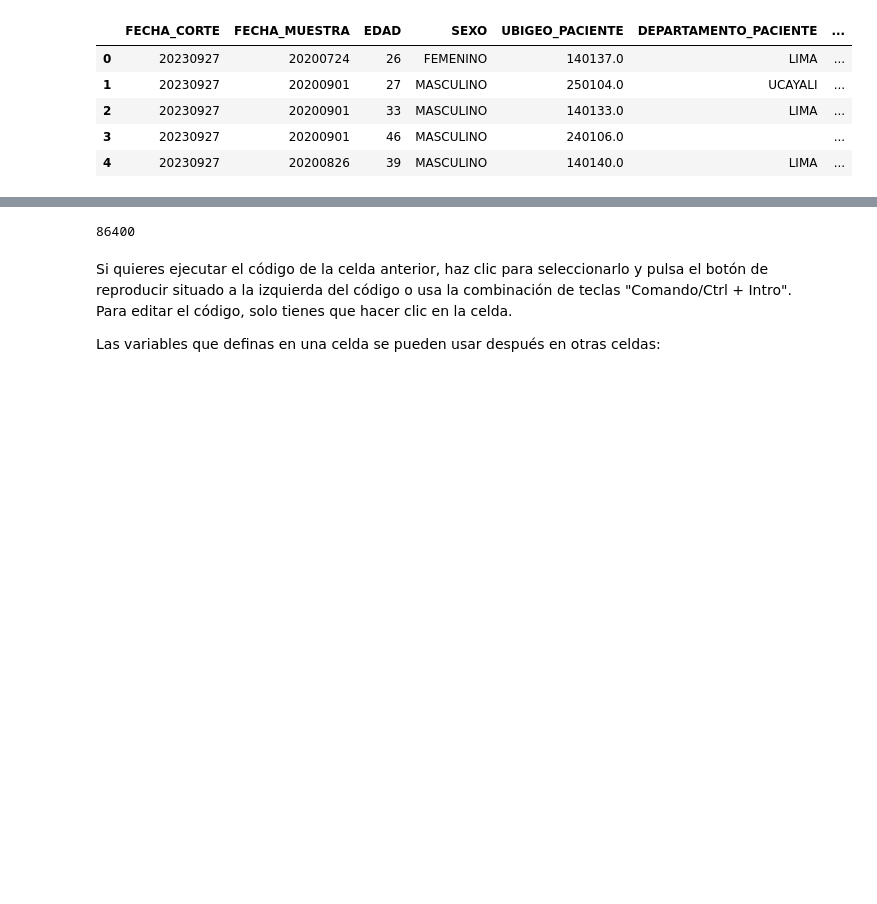
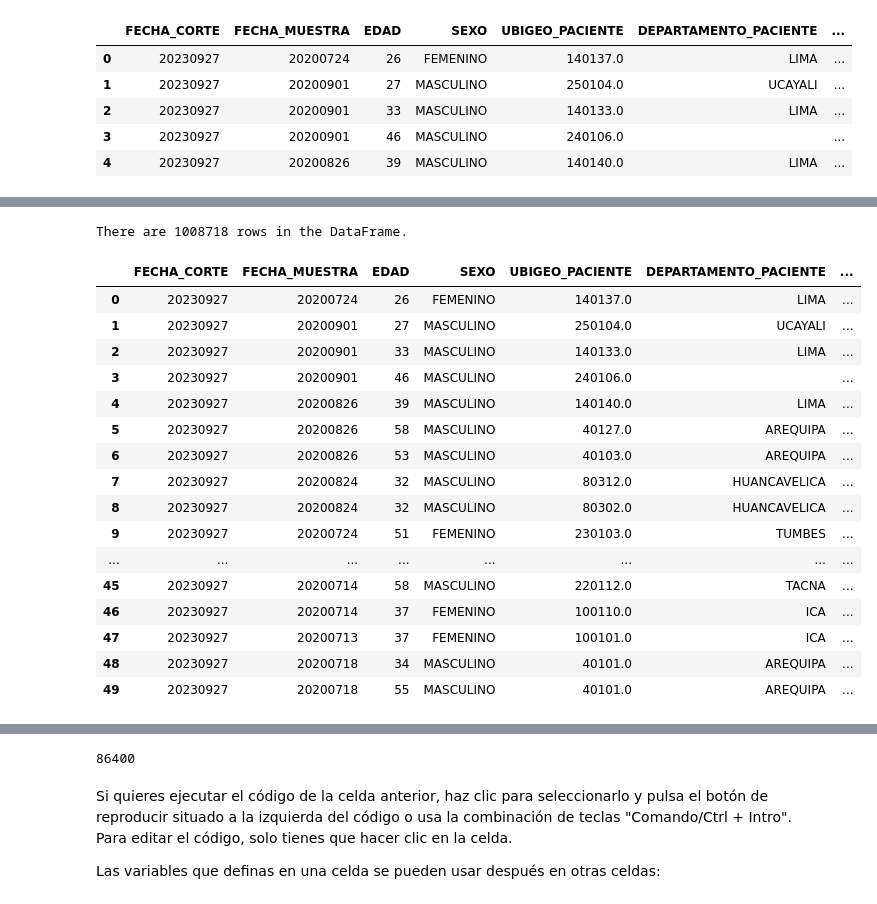
Before and after one commit to vincha4evr/SistInteligentes, a Jupyter notebook: SistInteligentes.ipynb, the cells around one changed output, grey strips where cells are left out. Drawn from its saved outputs; the diff is of its cells as text; code cells hidden in the pictures; blank space fills up the shorter version.

```diff
--- a/SistInteligentes.ipynb
+++ b/SistInteligentes.ipynb
@@ -106,3 +97,12 @@ df.head()
 | 2 | 20230927 | 20200901 | 33 | MASCULINO | 140133.0 | LIMA | ... |
 | 3 | 20230927 | 20200901 | 46 | MASCULINO | 240106.0 |  | ... |
 | 4 | 20230927 | 20200826 | 39 | MASCULINO | 140140.0 | LIMA | ... |
+# %%
+# prompt: delete the rows where UBIGEO_PACIENTE is null
+
+import pandas as pd
+df = df[pd.notnull(df['UBIGEO_PACIENTE'])]
+
+# prompt: show me how many rows are so far
+
+print(f"There are {df.shape[0]} rows in the DataFrame.")
@@ -108,0 +111,6 @@ df.head()
+# %%
+# prompt: delete rows where PROVINCIA_PACIENTE is null
+
+import pandas as pd
+df = df[pd.notnull(df['PROVINCIA_PACIENTE'])]
+print(f"There are {df.shape[0]} rows in the DataFrame.")
@@ -108,0 +126,7 @@ df.head()
+# %%
+import pandas as pd
+df = df[pd.notnull(df['PROVINCIA_PACIENTE'])]
+
+df = df[pd.notnull(df['DISTRITO_PACIENTE'])]
+
+print(f"There are {df.shape[0]} rows in the DataFrame.")
@@ -108,0 +151,30 @@ df.head()
+# %%
+# prompt: delete rows where EDAD is iqual or under 15
+
+df = df[df['EDAD'] > 15]
+
+# prompt: delete rows wehre EDAD is beyond 90
+
+df = df[df['EDAD'] <= 90]
+
+print(f"There are {df.shape[0]} rows in the DataFrame.")
+df.head(50)
+# %% [output]
+There are 1008718 rows in the DataFrame.
+|  | FECHA_CORTE | FECHA_MUESTRA | EDAD | SEXO | UBIGEO_PACIENTE | DEPARTAMENTO_PACIENTE | ... |
+| 0 | 20230927 | 20200724 | 26 | FEMENINO | 140137.0 | LIMA | ... |
+| 1 | 20230927 | 20200901 | 27 | MASCULINO | 250104.0 | UCAYALI | ... |
+| 2 | 20230927 | 20200901 | 33 | MASCULINO | 140133.0 | LIMA | ... |
+| 3 | 20230927 | 20200901 | 46 | MASCULINO | 240106.0 |  | ... |
+| 4 | 20230927 | 20200826 | 39 | MASCULINO | 140140.0 | LIMA | ... |
+| 5 | 20230927 | 20200826 | 58 | MASCULINO | 40127.0 | AREQUIPA | ... |
+| 6 | 20230927 | 20200826 | 53 | MASCULINO | 40103.0 | AREQUIPA | ... |
+| 7 | 20230927 | 20200824 | 32 | MASCULINO | 80312.0 | HUANCAVELICA | ... |
+| 8 | 20230927 | 20200824 | 32 | MASCULINO | 80302.0 | HUANCAVELICA | ... |
+| 9 | 20230927 | 20200724 | 51 | FEMENINO | 230103.0 | TUMBES | ... |
+| ... | ... | ... | ... | ... | ... | ... | ... |
+| 45 | 20230927 | 20200714 | 58 | MASCULINO | 220112.0 | TACNA | ... |
+| 46 | 20230927 | 20200714 | 37 | FEMENINO | 100110.0 | ICA | ... |
+| 47 | 20230927 | 20200713 | 37 | FEMENINO | 100101.0 | ICA | ... |
+| 48 | 20230927 | 20200718 | 34 | MASCULINO | 40101.0 | AREQUIPA | ... |
+| 49 | 20230927 | 20200718 | 55 | MASCULINO | 40101.0 | AREQUIPA | ... |
```
Also changed, not shown: parts of 7 cells of this notebook.
